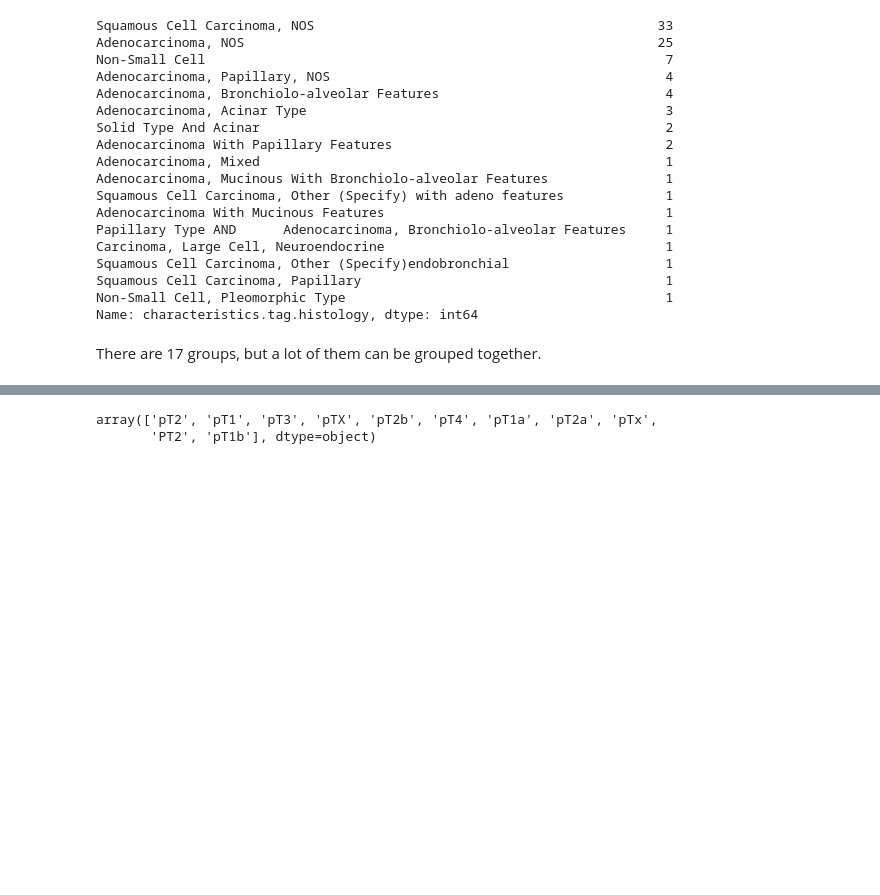
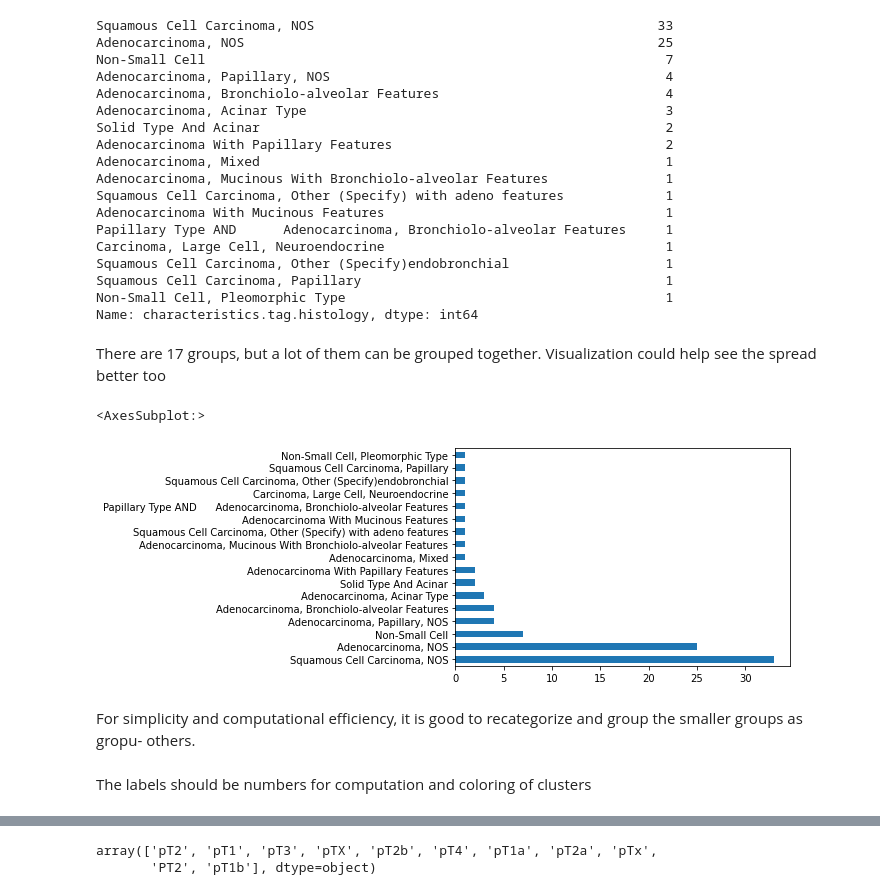
Before and after one commit to Anisah-bb/Unsupervised-Learning, a Jupyter notebook: Lung_cancer.ipynb, the cells around one changed output, grey strips where cells are left out. Cells and saved outputs as stored; diff of their text form; code cells hidden in the pictures; blank space fills up the shorter version.

```diff
--- a/Lung_cancer.ipynb
+++ b/Lung_cancer.ipynb
@@ -167,4 +176,12 @@ Non-Small Cell, Pleomorphic Type                                         1
 Name: characteristics.tag.histology, dtype: int64
 # %% [markdown]
 There are 17 groups, but a lot of them can be grouped together.
+Visualization could help see the spread better too
+# %%
+clinical_data['characteristics.tag.histology'].value_counts().plot(kind='barh')
+# %% [output]
+<AxesSubplot:>
+[figure, added]
+# %% [markdown]
+For simplicity and computational efficiency, it is good to recategorize and group the smaller groups as gropu- others.
 # %%
@@ -182,4 +200,6 @@ def categorise(row):
 # %%
 #apply the function
 clinical_data['label'] = clinical_data.apply(lambda row: categorise(row), axis=1)
+# %% [markdown]
+The labels should be numbers for computation and coloring of clusters
 # %%
```
Also changed, not shown: parts of 61 cells of this notebook.
